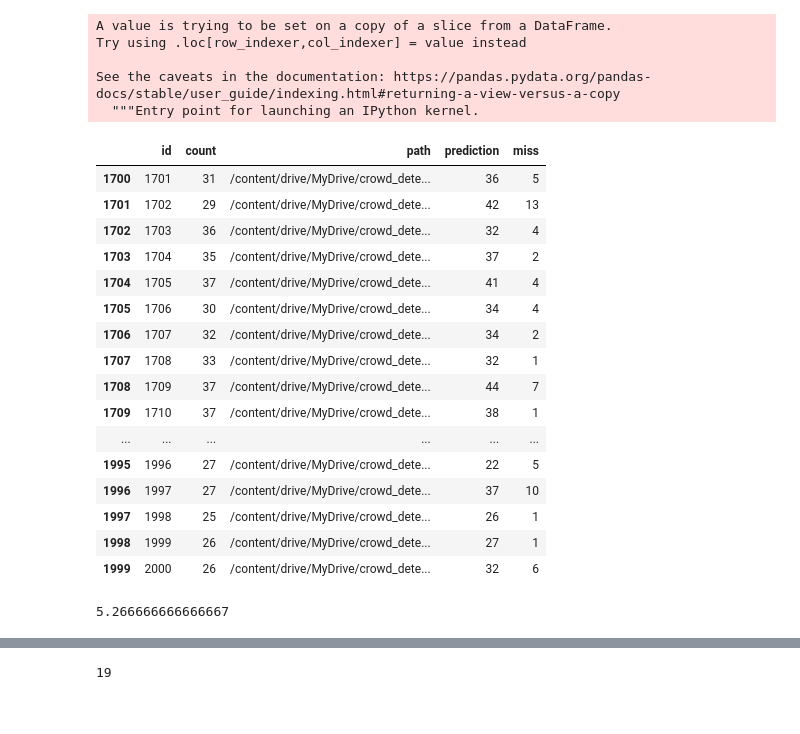
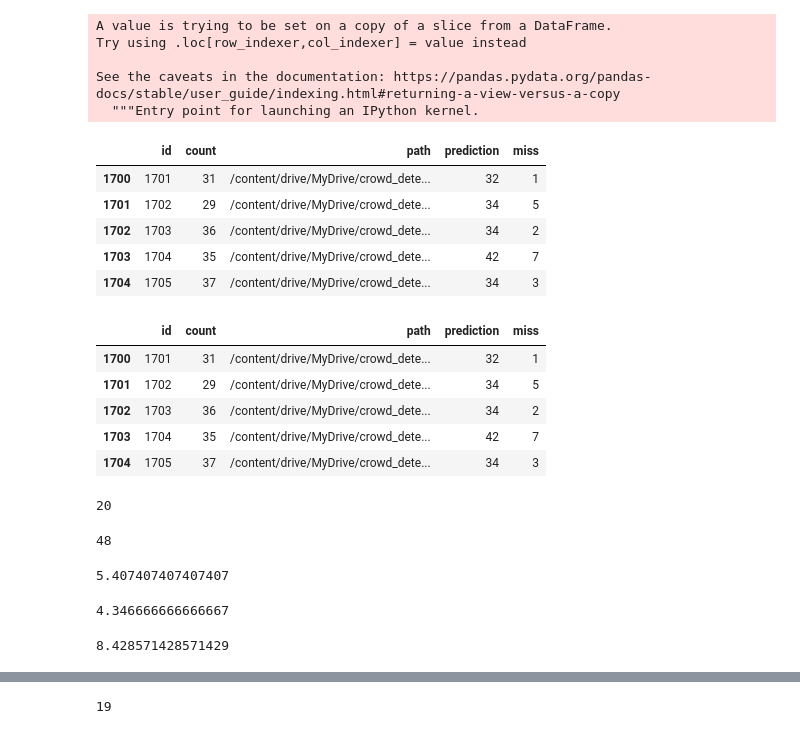
Before and after one commit to jeon-maker/Crowd_counting, a Jupyter notebook: use_1st.ipynb, the cells around one changed output, grey strips where cells are left out. Saved outputs shown, nothing was run; the diff lists cells and outputs as text; code cells hidden in the pictures.

```diff
--- a/use_1st.ipynb
+++ b/use_1st.ipynb
@@ -386,22 +386,28 @@ Try using .loc[row_indexer,col_indexer] = value instead
 See the caveats in the documentation: https://pandas.pydata.org/pandas-docs/stable/user_guide/indexing.html#returning-a-view-versus-a-copy
   """Entry point for launching an IPython kernel.
 # %%
-data_valid
+data_valid.head()
 # %% [output]
 |  | id | count | path | prediction | miss |
-| 1700 | 1701 | 31 | /content/drive/MyDrive/crowd_dete... | 36 | 5 |
-| 1701 | 1702 | 29 | /content/drive/MyDrive/crowd_dete... | 42 | 13 |
-| 1702 | 1703 | 36 | /content/drive/MyDrive/crowd_dete... | 32 | 4 |
-| 1703 | 1704 | 35 | /content/drive/MyDrive/crowd_dete... | 37 | 2 |
-| 1704 | 1705 | 37 | /content/drive/MyDrive/crowd_dete... | 41 | 4 |
-| 1705 | 1706 | 30 | /content/drive/MyDrive/crowd_dete... | 34 | 4 |
-| 1706 | 1707 | 32 | /content/drive/MyDrive/crowd_dete... | 34 | 2 |
-| 1707 | 1708 | 33 | /content/drive/MyDrive/crowd_dete... | 32 | 1 |
-| 1708 | 1709 | 37 | /content/drive/MyDrive/crowd_dete... | 44 | 7 |
-| 1709 | 1710 | 37 | /content/drive/MyDrive/crowd_dete... | 38 | 1 |
-| ... | ... | ... | ... | ... | ... |
-| 1995 | 1996 | 27 | /content/drive/MyDrive/crowd_dete... | 22 | 5 |
-| 1996 | 1997 | 27 | /content/drive/MyDrive/crowd_dete... | 37 | 10 |
-| 1997 | 1998 | 25 | /content/drive/MyDrive/crowd_dete... | 26 | 1 |
-| 1998 | 1999 | 26 | /content/drive/MyDrive/crowd_dete... | 27 | 1 |
-| 1999 | 2000 | 26 | /content/drive/MyDrive/crowd_dete... | 32 | 6 |
+| 1700 | 1701 | 31 | /content/drive/MyDrive/crowd_dete... | 32 | 1 |
+| 1701 | 1702 | 29 | /content/drive/MyDrive/crowd_dete... | 34 | 5 |
+| 1702 | 1703 | 36 | /content/drive/MyDrive/crowd_dete... | 34 | 2 |
+| 1703 | 1704 | 35 | /content/drive/MyDrive/crowd_dete... | 42 | 7 |
+| 1704 | 1705 | 37 | /content/drive/MyDrive/crowd_dete... | 34 | 3 |
+# %%
+data_valid.head()
+# %% [output]
+|  | id | count | path | prediction | miss |
+| 1700 | 1701 | 31 | /content/drive/MyDrive/crowd_dete... | 32 | 1 |
+| 1701 | 1702 | 29 | /content/drive/MyDrive/crowd_dete... | 34 | 5 |
+| 1702 | 1703 | 36 | /content/drive/MyDrive/crowd_dete... | 34 | 2 |
+| 1703 | 1704 | 35 | /content/drive/MyDrive/crowd_dete... | 42 | 7 |
+| 1704 | 1705 | 37 | /content/drive/MyDrive/crowd_dete... | 34 | 3 |
+# %%
+data_valid['count'].min()
+# %% [output]
+20
+# %%
+data_valid['count'].max()
+# %% [output]
+48
@@ -408,4 +418,12 @@ data_valid
 # %%
-data_valid['miss'].mean()
+between20_30['miss'].mean()
 # %% [output]
-5.266666666666667
+5.407407407407407
+# %%
+between30_40['miss'].mean()
+# %% [output]
+4.346666666666667
+# %%
+over40['miss'].mean()
+# %% [output]
+8.428571428571429
```
Also changed, not shown: parts of 5 cells of this notebook.
